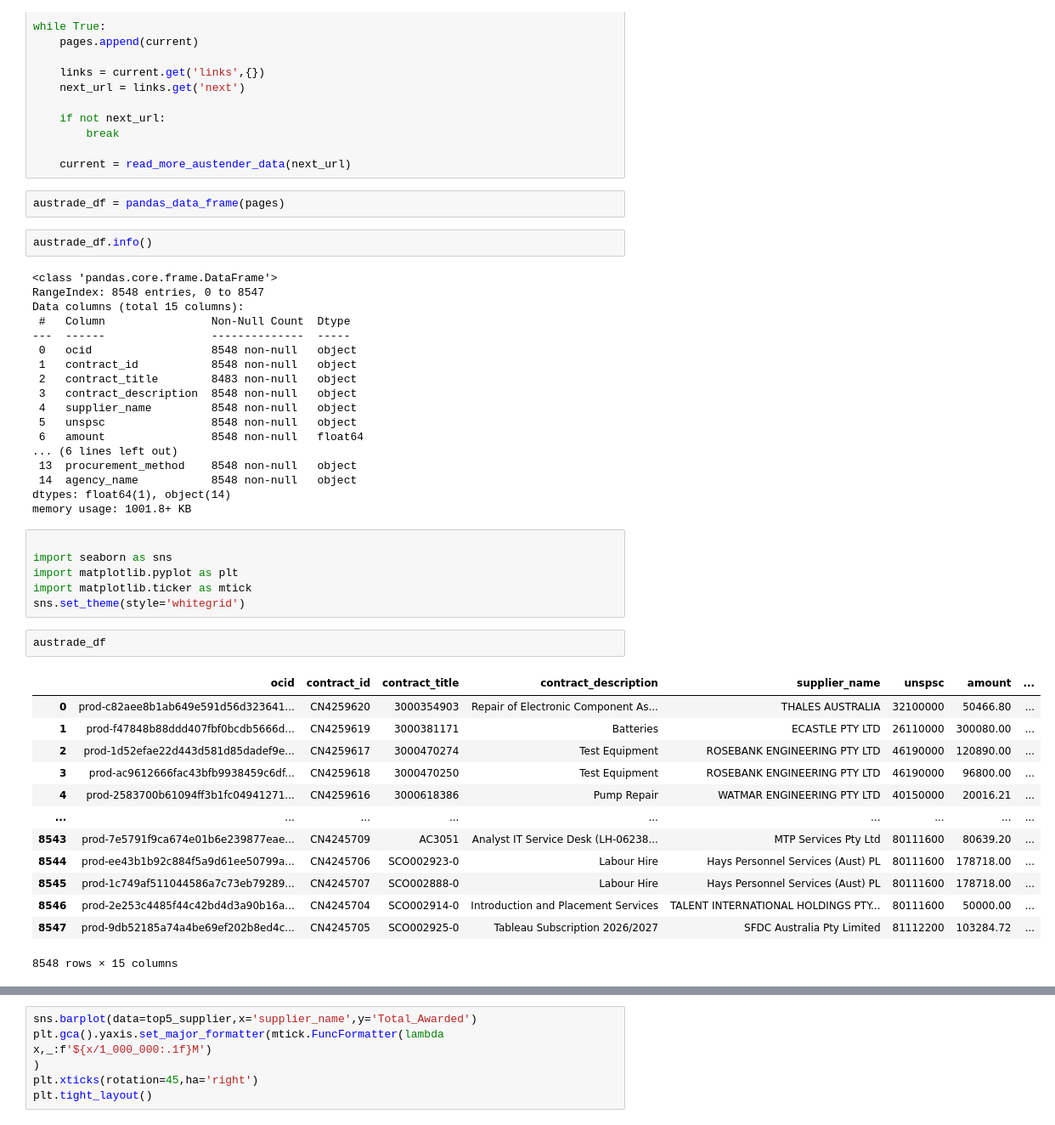
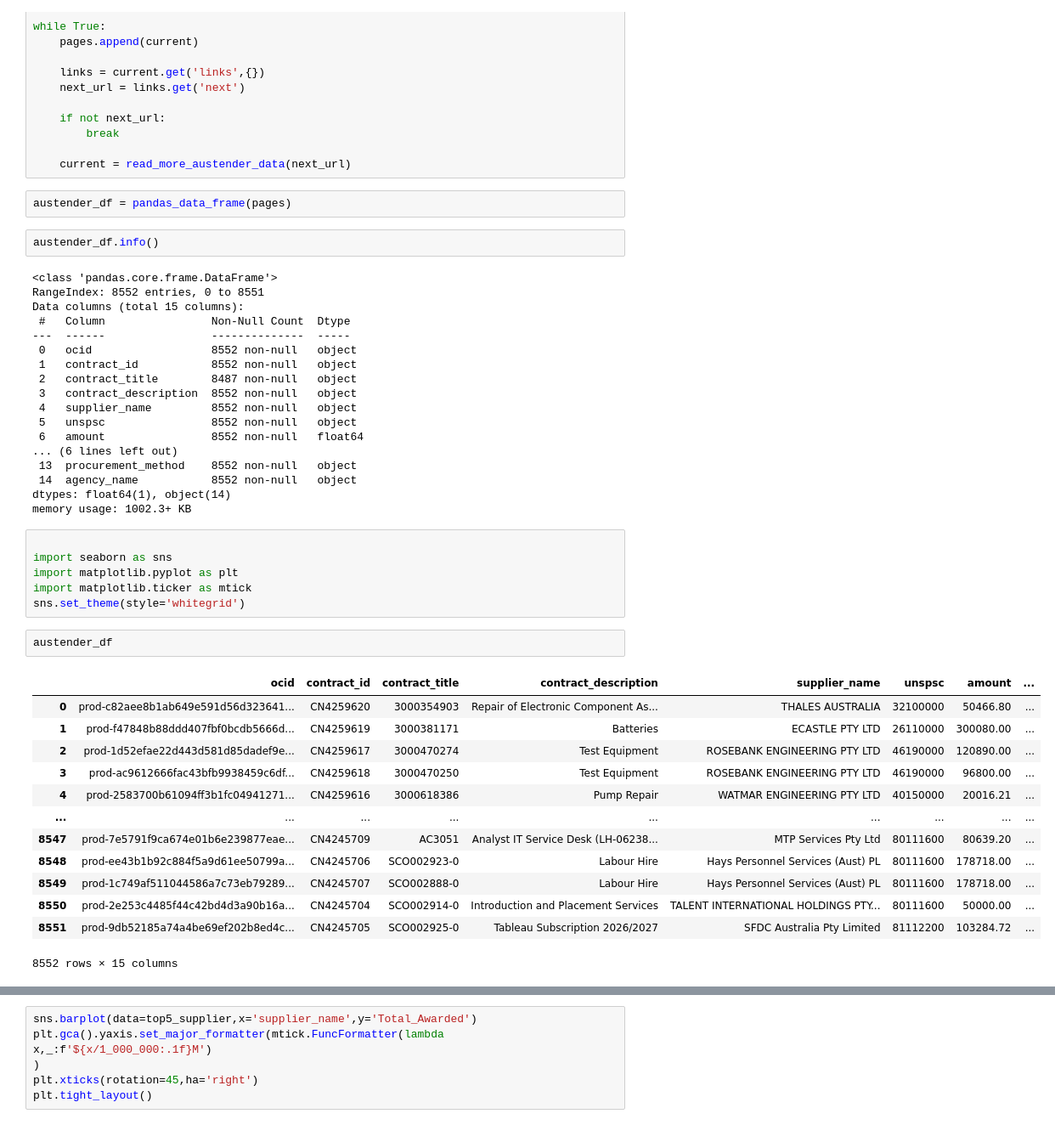
Before and after one commit to ShaunVN/Project_AusTender, a Jupyter notebook: src/source_code.ipynb, the cells around one changed output, grey strips where cells are left out. Shown at 85% size. Drawn from its saved outputs; the diff is of its cells as text.

```diff
--- a/src/source_code.ipynb
+++ b/src/source_code.ipynb
@@ -158,27 +158,27 @@ while True:
 
     current = read_more_austender_data(next_url)
 # %%
-austrade_df = pandas_data_frame(pages)
+austender_df = pandas_data_frame(pages)
 # %%
-austrade_df.info()
+austender_df.info()
 # %% [output]
 <class 'pandas.core.frame.DataFrame'>
-RangeIndex: 8548 entries, 0 to 8547
+RangeIndex: 8552 entries, 0 to 8551
 Data columns (total 15 columns):
  #   Column                Non-Null Count  Dtype
 ---  ------                --------------  -----
- 0   ocid                  8548 non-null   object
- 1   contract_id           8548 non-null   object
- 2   contract_title        8483 non-null   object
- 3   contract_description  8548 non-null   object
- 4   supplier_name         8548 non-null   object
- 5   unspsc                8548 non-null   object
- 6   amount                8548 non-null   float64
+ 0   ocid                  8552 non-null   object
+ 1   contract_id           8552 non-null   object
+ 2   contract_title        8487 non-null   object
+ 3   contract_description  8552 non-null   object
+ 4   supplier_name         8552 non-null   object
+ 5   unspsc                8552 non-null   object
+ 6   amount                8552 non-null   float64
 ... (6 lines left out)
- 13  procurement_method    8548 non-null   object
- 14  agency_name           8548 non-null   object
+ 13  procurement_method    8552 non-null   object
+ 14  agency_name           8552 non-null   object
 dtypes: float64(1), object(14)
-memory usage: 1001.8+ KB
+memory usage: 1002.3+ KB
 # %%
 
 import seaborn as sns
@@ -186,19 +186,19 @@ import matplotlib.pyplot as plt
 import matplotlib.ticker as mtick
 sns.set_theme(style='whitegrid')
 # %%
-austrade_df
+austender_df
 # %% [output]
 |  | ocid | contract_id | contract_title | contract_description | supplier_name | unspsc | amount | ... |
 | 0 | prod-c82aee8b1ab649e591d56d323641... | CN4259620 | 3000354903 | Repair of Electronic Component As... | THALES AUSTRALIA | 32100000 | 50466.80 | ... |
 | 1 | prod-f47848b88ddd407fbf0bcdb5666d... | CN4259619 | 3000381171 | Batteries | ECASTLE PTY LTD | 26110000 | 300080.00 | ... |
 | 2 | prod-1d52efae22d443d581d85dadef9e... | CN4259617 | 3000470274 | Test Equipment | ROSEBANK ENGINEERING PTY LTD | 46190000 | 120890.00 | ... |
 | 3 | prod-ac9612666fac43bfb9938459c6df... | CN4259618 | 3000470250 | Test Equipment | ROSEBANK ENGINEERING PTY LTD | 46190000 | 96800.00 | ... |
 | 4 | prod-2583700b61094ff3b1fc04941271... | CN4259616 | 3000618386 | Pump Repair | WATMAR ENGINEERING PTY LTD | 40150000 | 20016.21 | ... |
 | ... | ... | ... | ... | ... | ... | ... | ... | ... |
-| 8543 | prod-7e5791f9ca674e01b6e239877eae... | CN4245709 | AC3051 | Analyst IT Service Desk (LH-06238... | MTP Services Pty Ltd | 80111600 | 80639.20 | ... |
-| 8544 | prod-ee43b1b92c884f5a9d61ee50799a... | CN4245706 | SCO002923-0 | Labour Hire | Hays Personnel Services (Aust) PL | 80111600 | 178718.00 | ... |
-| 8545 | prod-1c749af511044586a7c73eb79289... | CN4245707 | SCO002888-0 | Labour Hire | Hays Personnel Services (Aust) PL | 80111600 | 178718.00 | ... |
-| 8546 | prod-2e253c4485f44c42bd4d3a90b16a... | CN4245704 | SCO002914-0 | Introduction and Placement Services | TALENT INTERNATIONAL HOLDINGS PTY... | 80111600 | 50000.00 | ... |
-| 8547 | prod-9db52185a74a4be69ef202b8ed4c... | CN4245705 | SCO002925-0 | Tableau Subscription 2026/2027 | SFDC Australia Pty Limited | 81112200 | 103284.72 | ... |
+| 8547 | prod-7e5791f9ca674e01b6e239877eae... | CN4245709 | AC3051 | Analyst IT Service Desk (LH-06238... | MTP Services Pty Ltd | 80111600 | 80639.20 | ... |
+| 8548 | prod-ee43b1b92c884f5a9d61ee50799a... | CN4245706 | SCO002923-0 | Labour Hire | Hays Personnel Services (Aust) PL | 80111600 | 178718.00 | ... |
+| 8549 | prod-1c749af511044586a7c73eb79289... | CN4245707 | SCO002888-0 | Labour Hire | Hays Personnel Services (Aust) PL | 80111600 | 178718.00 | ... |
+| 8550 | prod-2e253c4485f44c42bd4d3a90b16a... | CN4245704 | SCO002914-0 | Introduction and Placement Services | TALENT INTERNATIONAL HOLDINGS PTY... | 80111600 | 50000.00 | ... |
+| 8551 | prod-9db52185a74a4be69ef202b8ed4c... | CN4245705 | SCO002925-0 | Tableau Subscription 2026/2027 | SFDC Australia Pty Limited | 81112200 | 103284.72 | ... |
-8548 rows × 15 columns
+8552 rows × 15 columns
 # %%
```
Also changed, not shown: parts of 3 cells of this notebook.
